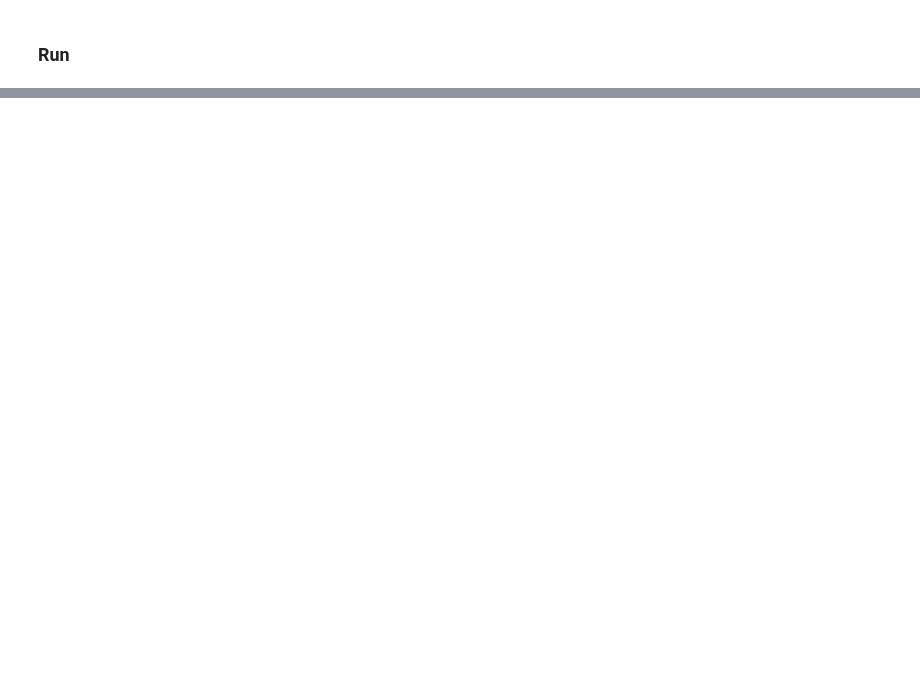
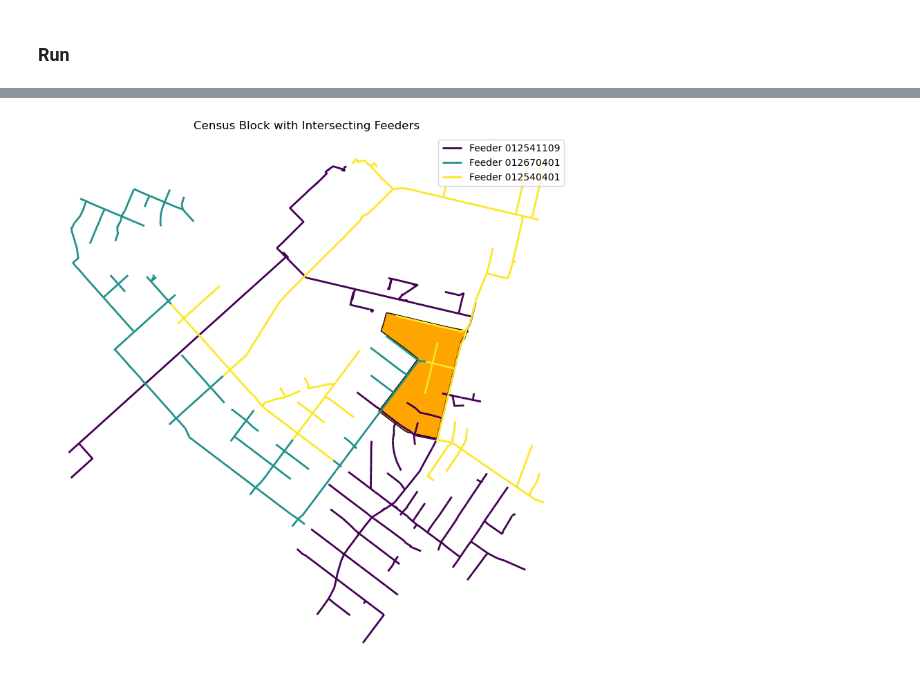
Before and after one commit to lazlop/OptimalChargerPlacement, a Jupyter notebook: notebooks/GridStressAnalysis.ipynb, the cells around one changed output, grey strips where cells are left out. Saved outputs shown, nothing was run; the diff lists cells and outputs as text; code cells hidden in the pictures; blank space fills up the shorter version.

Commit message:
Added section to build matrix of census blocks and feeders

```diff
--- a/notebooks/GridStressAnalysis.ipynb
+++ b/notebooks/GridStressAnalysis.ipynb
@@ -856,0 +902,16 @@ np.float64(9157.231643037496)
+# %%
+block_id="060014057002"
+print("block id:", block_id)
+
+intersecting_feeders = feeders_intersecting_block_df(
+    block_id,
+    gdf_blocks=evCensusGdf,
+    gdf_feeders=feederMetadataGdf
+)
+
+
+#tract_id= "060014052001",
+    #tract_id="060014057002",
+    #tract_id = "060014055001",
+
+intersecting_feeders
@@ -856,0 +924,31 @@ np.float64(9157.231643037496)
+# %%
+import matplotlib.cm as cm
+
+# tract_row: GeoDataFrame with the single census block
+# intersecting_feeders: GeoDataFrame with only the intersecting feeders
+block_row = evCensusGdf[evCensusGdf['GEOID']==block_id]
+
+num_feed = len(intersecting_feeders)
+colors = cm.viridis(np.linspace(0, 1, num_feed))  # unique color for each feeder
+
+fig, ax = plt.subplots(figsize=(10, 10))
+
+# Plot the census block
+block_row.plot(ax=ax, color="orange", edgecolor="black")
+
+# Plot each feeder row separately in a different color
+for i in range(num_feed):
+    feeder_row = intersecting_feeders.iloc[i:i+1]  # single-row GeoDataFrame
+    feeder_row.plot(
+        ax=ax,
+        color=colors[i],
+        linewidth=2,
+        label=f"Feeder {feeder_row['feeder_id'].values[0]}"  # use your actual feeder ID column
+    )
+
+ax.set_title("Census Block with Intersecting Feeders")
+plt.axis("off")
+plt.legend()
+plt.show()
+# %% [output]
+[figure, added]
```
Also changed, not shown: parts of 16 cells of this notebook.
